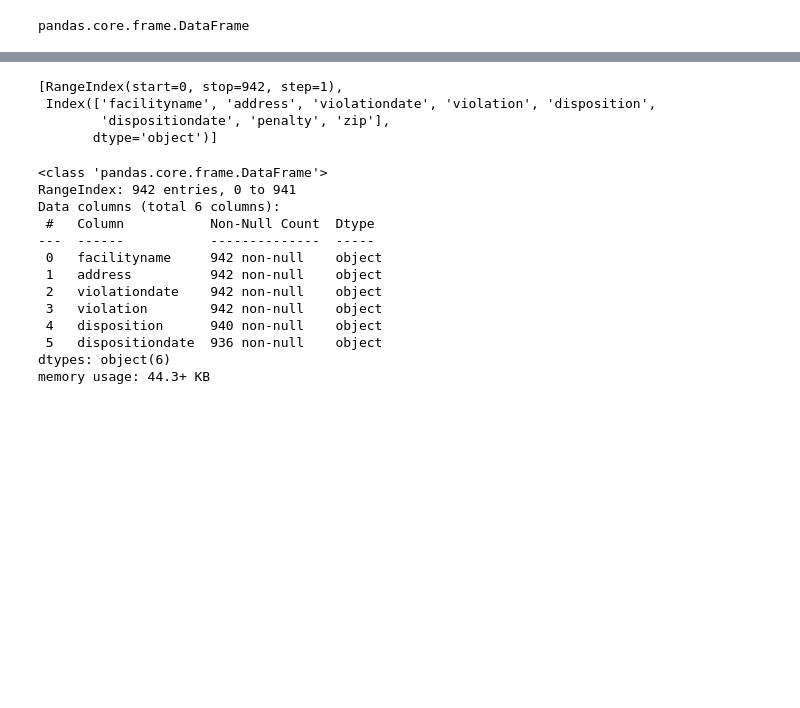
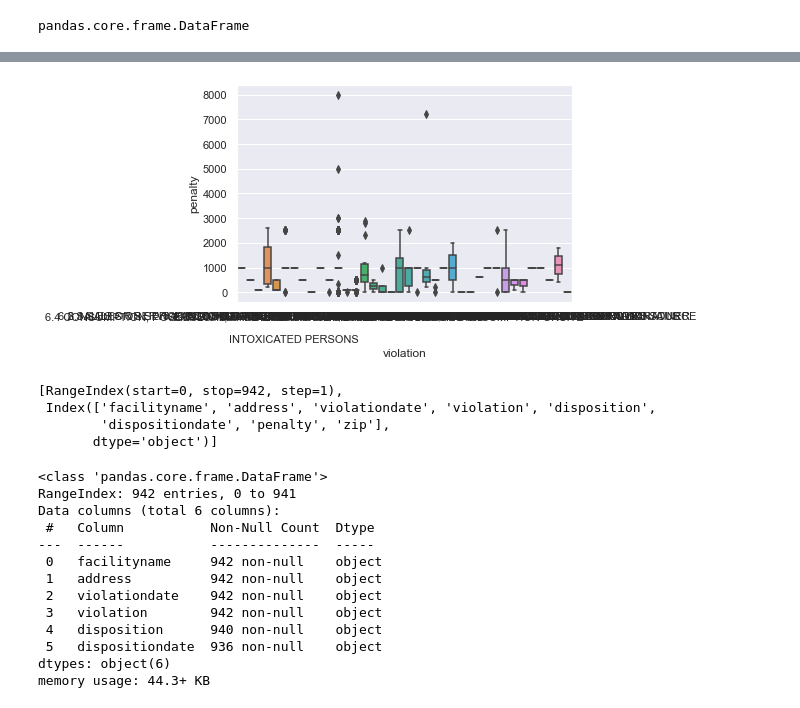
Before and after one commit to jenniferparaboschi/Data205Projects, a Jupyter notebook: JParaboschiProject.ipynb, the cells around one changed output, grey strips where cells are left out. Cells and saved outputs as stored; diff of their text form; code cells hidden in the pictures; blank space fills up the shorter version.

```diff
--- a/JParaboschiProject.ipynb
+++ b/JParaboschiProject.ipynb
@@ -127,2 +322,5 @@ make_dist.plot(title="Make Distribution")
 # %%
 # box plot categorical vars
+box_violations=sns.boxplot(x="violation", y="penalty", data=violations_data)
+# %% [output]
+[figure, added]
```
Also changed, not shown: parts of 74 cells of this notebook.
